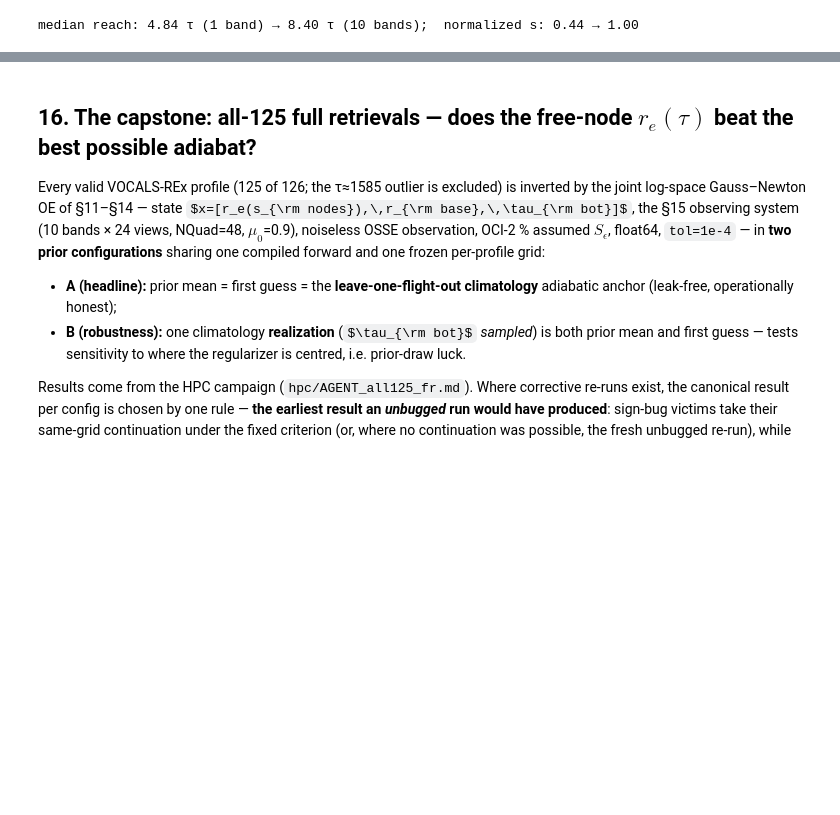
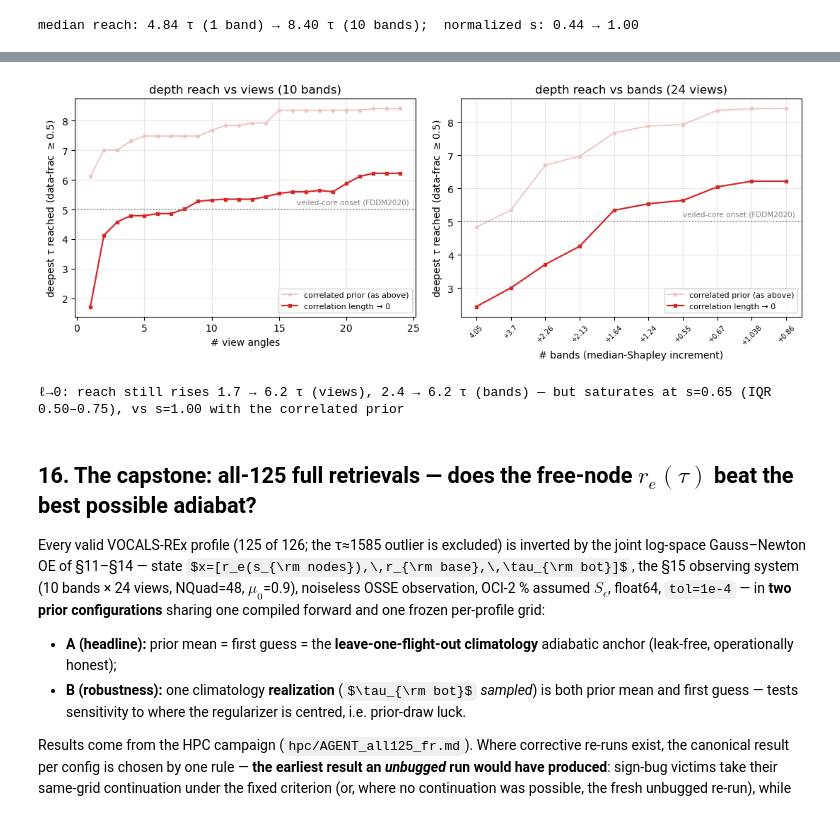
Before and after one commit to dhjx1996/Pythonic-DISORT_inhomogeneous_atmosphere, a Jupyter notebook: docs/riccati_solver_VOCALS_retrieval.ipynb, the cells around one changed output, grey strips where cells are left out. Cells and saved outputs as stored; diff of their text form; code cells hidden in the pictures; some formulas as TeX source; blank space fills up the shorter version.

```diff
--- a/docs/riccati_solver_VOCALS_retrieval.ipynb
+++ b/docs/riccati_solver_VOCALS_retrieval.ipynb
@@ -1117,3 +1141,31 @@ When the correlation length is set to 0, both trends disappear:
+# %%
+# The two sweeps above, with correlation length → 0 (diagonal prior): the trends persist but
+# saturate at the direct-information ceiling instead of reaching the base. Dotted line: the
+# FDDM2020 veiled-core onset (τ ≈ 5). Light curves: the correlated-prior sweeps from above.
+fig, ax = plt.subplots(1, 2, figsize=(11, 4.2))
+for a, R, xax, xl, ttl in [
+        (ax[0], RV, np.arange(1, NV + 1), '# view angles', 'views (10 bands)'),
+        (ax[1], RB, np.arange(1, NB + 1), '# bands (median-Shapley increment)', 'bands (24 views)')]:
+    a.plot(xax, np.median(R['corr'], 0), 'o-', color='#eec3c0', ms=3, lw=1.3,
+           label='correlated prior (as above)')
+    a.plot(xax, np.median(R['diag'], 0), 's-', color='tab:red', ms=3.5, lw=1.6,
+           label='correlation length → 0')
+    a.axhline(5.0, color='gray', ls=':', lw=1.2)
+    a.text(0.98, 5.12, 'veiled-core onset (FDDM2020)', color='gray', fontsize=7.5,
+           ha='right', va='bottom', transform=a.get_yaxis_transform())
+    a.set(xlabel=xl, ylabel=r'deepest $\tau$ reached (data-frac $\geq$0.5)',
+          title=f'depth reach vs {ttl}')
+    a.grid(alpha=.3); a.legend(fontsize=8, loc='lower right')
+ax[1].set_xticks(np.arange(1, NB + 1)); ax[1].set_xticklabels(BLAB, fontsize=7, rotation=45)
+fig.tight_layout(); plt.show()
+dv, db = np.median(RV['diag'], 0), np.median(RB['diag'], 0)
+print(f"ℓ→0: reach still rises {dv[0]:.1f} → {dv[-1]:.1f} τ (views), {db[0]:.1f} → {db[-1]:.1f} τ "
+      f"(bands) — but saturates at s={np.median(RV['diag'][:, -1]/TB):.2f} "
+      f"(IQR {np.percentile(RV['diag'][:, -1]/TB, 25):.2f}–{np.percentile(RV['diag'][:, -1]/TB, 75):.2f}), "
+      f"vs s={np.median(RV['corr'][:, -1]/TB):.2f} with the correlated prior")
+# %% [output]
+[figure, added]
+ℓ→0: reach still rises 1.7 → 6.2 τ (views), 2.4 → 6.2 τ (bands) — but saturates at s=0.65 (IQR 0.50–0.75), vs s=1.00 with the correlated prior
 # %% [markdown]
 ## 16. The capstone: all-125 full retrievals — does the free-node $r_e(\tau)$ beat the best possible adiabat?
 
```
Also changed, not shown: parts of 8 cells of this notebook, 1 other file.
